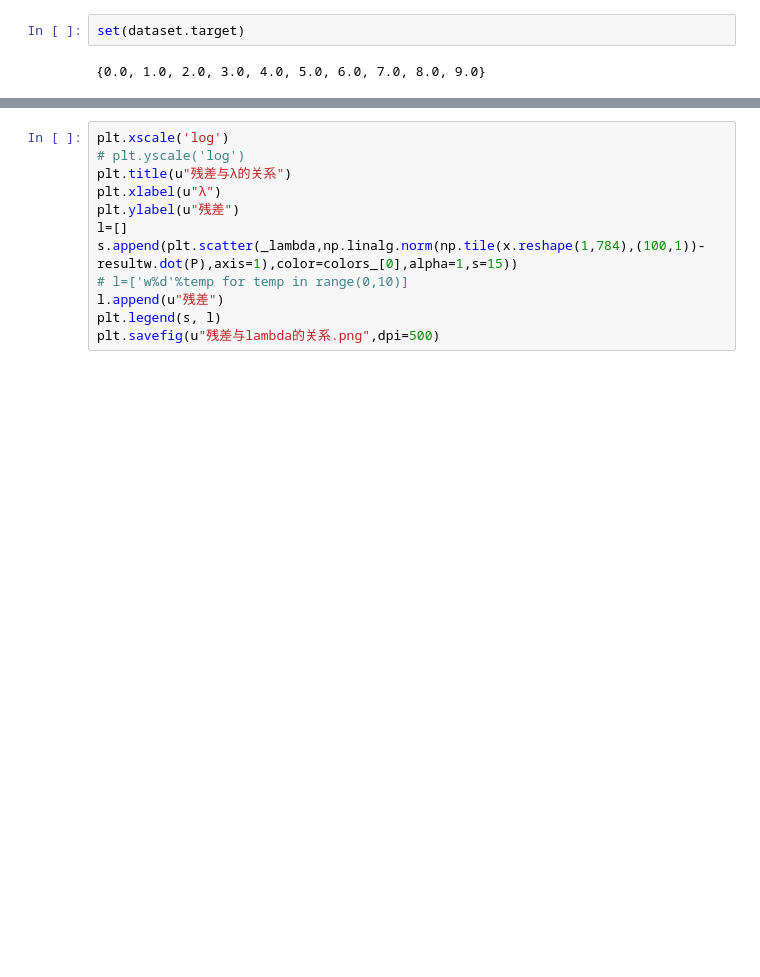
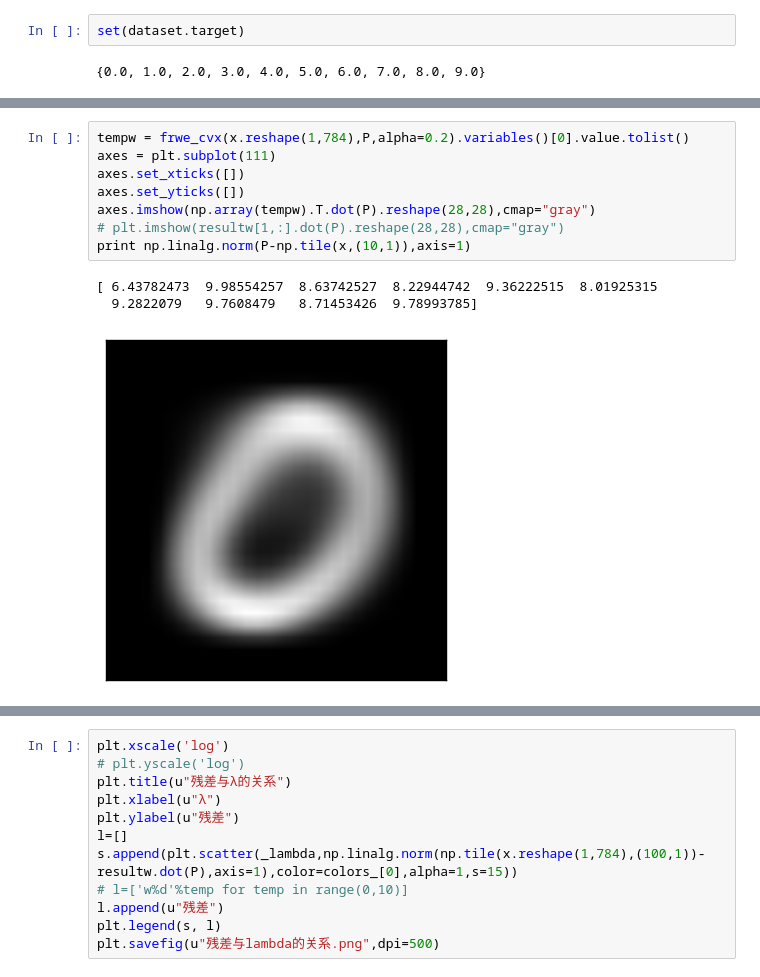
Before and after one commit to lioo717/paper, a Jupyter notebook: 实验/Untitled1.ipynb, the cells around one changed output, grey strips where cells are left out. Cells and saved outputs as stored; diff of their text form; blank space fills up the shorter version.

```diff
--- a/实验/Untitled1.ipynb
+++ b/实验/Untitled1.ipynb
@@ -96,0 +106,12 @@ s=[]
+# %%
+tempw = frwe_cvx(x.reshape(1,784),P,alpha=0.2).variables()[0].value.tolist()
+axes = plt.subplot(111)
+axes.set_xticks([])
+axes.set_yticks([])
+axes.imshow(np.array(tempw).T.dot(P).reshape(28,28),cmap="gray")
+# plt.imshow(resultw[1,:].dot(P).reshape(28,28),cmap="gray")
+print np.linalg.norm(P-np.tile(x,(10,1)),axis=1)
+# %% [output]
+[ 6.43782473  9.98554257  8.63742527  8.22944742  9.36222515  8.01925315
+  9.2822079   9.7608479   8.71453426  9.78993785]
+[figure, added]
```
Also changed, not shown: parts of 8 cells of this notebook, 2 other files.
